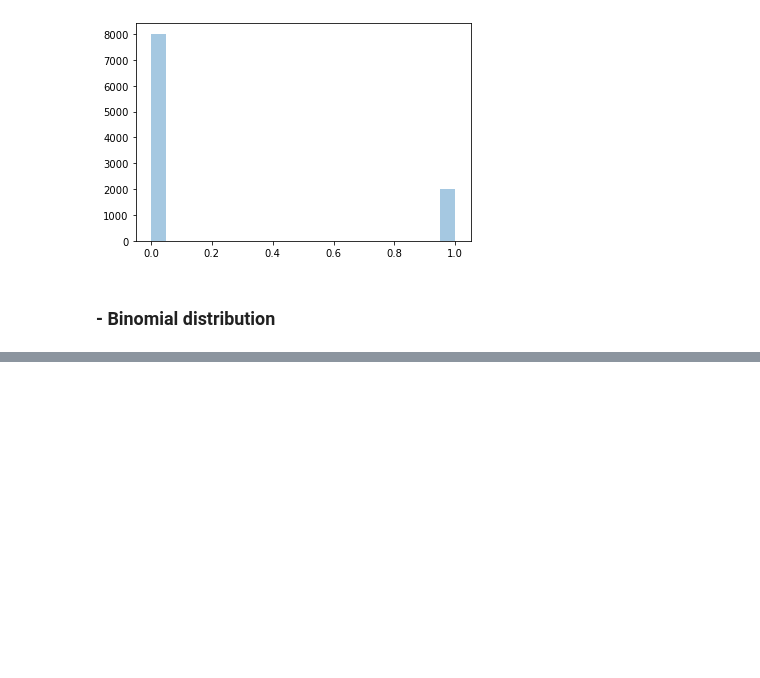
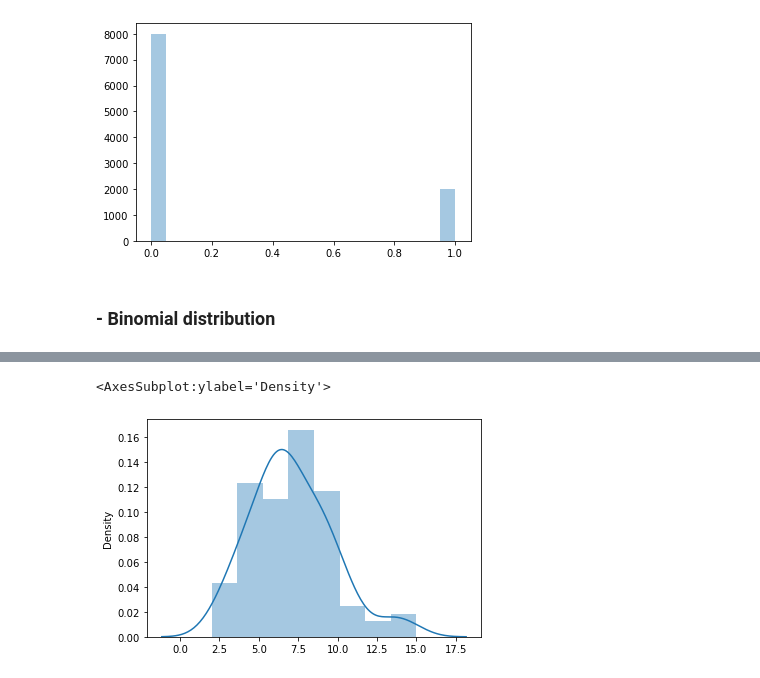
Before and after one commit to amirahmadi-ru/Probability-distributions, a Jupyter notebook: distributions.ipynb, the cells around one changed output, grey strips where cells are left out. Drawn from its saved outputs; the diff is of its cells as text; code cells hidden in the pictures; blank space fills up the shorter version.

```diff
--- a/distributions.ipynb
+++ b/distributions.ipynb
@@ -62,0 +98,3 @@ sns.distplot(data_binomial, bins=50, kde=False)
+# %%
+data_poisson = np.random.poisson(lam=7, size=100)
+# The lam is expected number of events occurring in a fixed-time interval.
@@ -62,0 +109,5 @@ sns.distplot(data_binomial, bins=50, kde=False)
+# %%
+sns.distplot(data_poisson)
+# %% [output]
+<AxesSubplot:ylabel='Density'>
+[figure, added]
```
Also changed, not shown: parts of 12 cells of this notebook.
